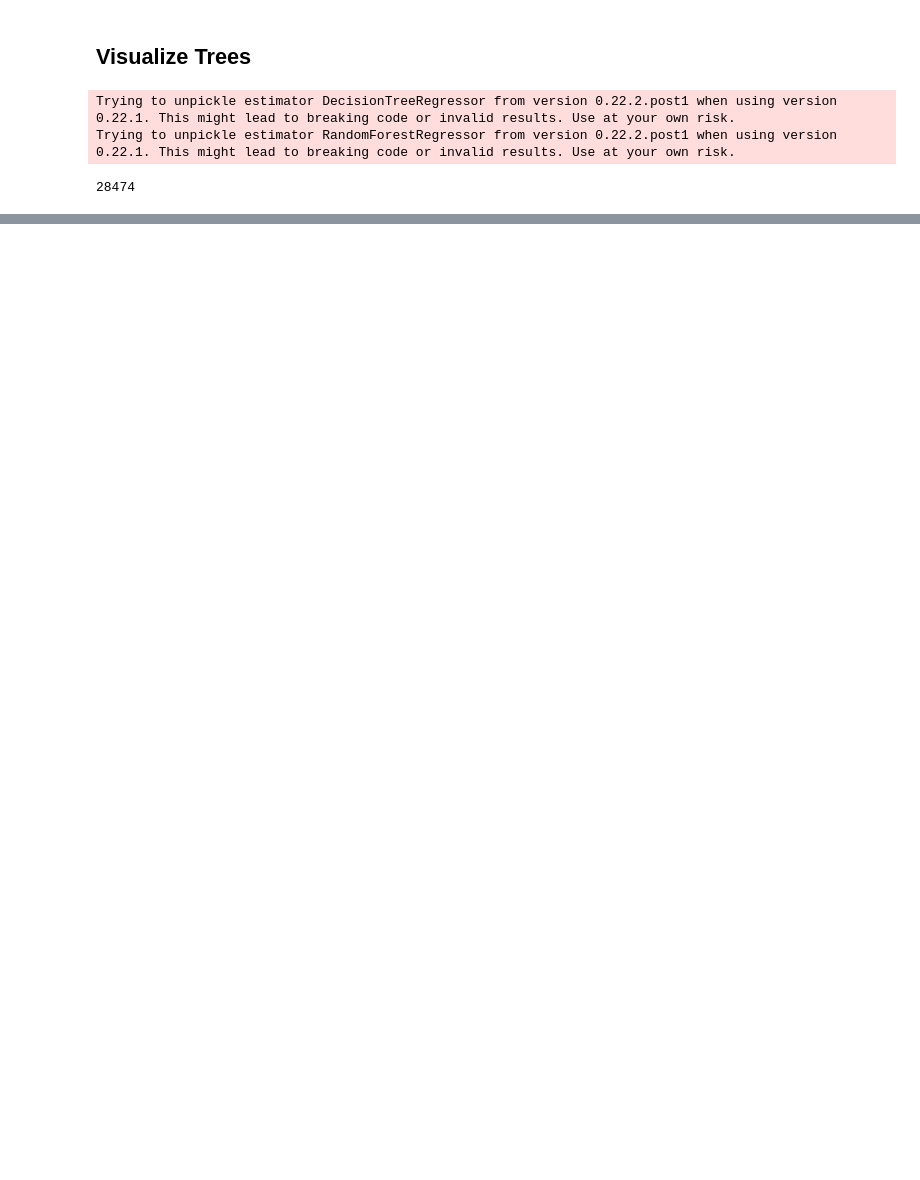
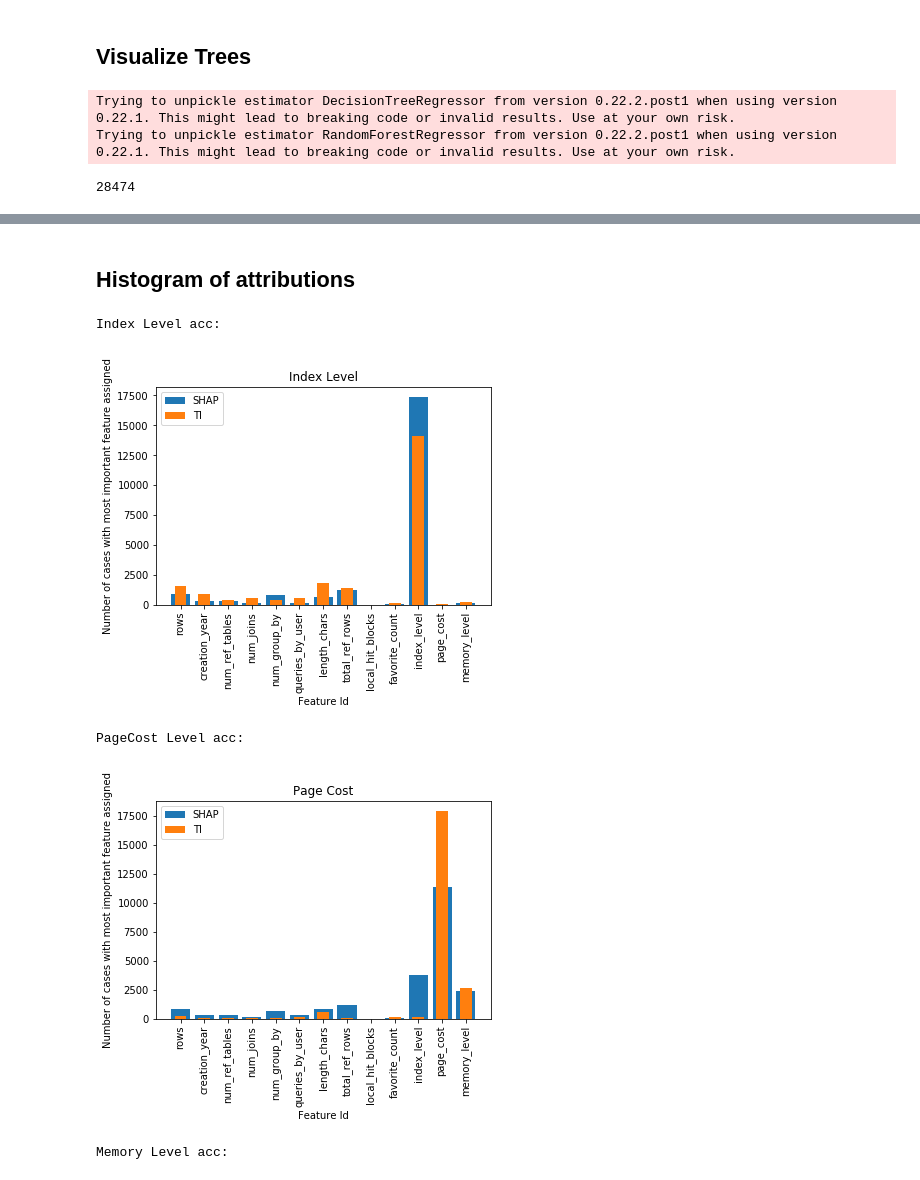
Before and after one commit to sharmapulkit/TreeInterpretability_AnomalyExplanation, a Jupyter notebook: shap/notebooks/Analyse_PostgreSQL.ipynb, the cells around one changed output, grey strips where cells are left out. Cells and saved outputs as stored; diff of their text form; code cells hidden in the pictures; blank space fills up the shorter version.

```diff
--- a/shap/notebooks/Analyse_PostgreSQL.ipynb
+++ b/shap/notebooks/Analyse_PostgreSQL.ipynb
@@ -1187,0 +1247,71 @@ dtype: float64
+# %% [markdown]
+## Histogram of attributions
+# %%
+SHAPevaluationfilesPath = "../../../garage/acc_dist_SHAP.txt"
+TIevaluationfilesPath = "../../../garage/acc_dist_TI.txt"
+SHAPlines = open(SHAPevaluationfilesPath, 'r').readlines()
+SHAPlinesplt = SHAPlines[1].strip('[').strip().split()
+
+TIlines = open(TIevaluationfilesPath, 'r').readlines()
+TIlinesplt = TIlines[1].strip('[').strip().split()
+# print(linesplt)
+index_acc_SHAP = [int(x) for x in SHAPlinesplt] #.append(128)
+index_acc_SHAP.append(128)
+
+index_acc_TI = [int(x) for x in TIlinesplt] #.append(128)
+index_acc_TI.append(179)
+print("Index Level acc:")
+plt.xticks(rotation=90)
+plt.bar(feature_columns, index_acc_SHAP) #, width=0.5)
+plt.bar(feature_columns, index_acc_TI, width=0.5)
+plt.xlabel('Feature Id')
+plt.ylabel('Number of cases with most important feature assigned')
+plt.legend(('SHAP','TI'))
+plt.title("Index Level")
+plt.savefig('../../../PPt/indexLevel_accuracy.jpg', bbox_inches = 'tight')
+plt.show()
+
+############### PAGE COST ###################
+SHAPlinesplt = SHAPlines[4].strip('[').strip().split()
+TIlinesplt = TIlines[4].strip('[').strip().split()
+
+index_acc_SHAP = [int(x) for x in SHAPlinesplt] #.append(128)
+index_acc_SHAP.append(2381)
+
+index_acc_TI = [int(x) for x in TIlinesplt] #.append(128)
+index_acc_TI.append(2596)
+print("PageCost Level acc:")
+plt.xticks(rotation=90)
+plt.bar(feature_columns, index_acc_SHAP) #, width=0.5)
+plt.bar(feature_columns, index_acc_TI, width=0.5)
+plt.xlabel('Feature Id')
+plt.ylabel('Number of cases with most important feature assigned')
+plt.legend(('SHAP','TI'))
+plt.title("Page Cost")
+plt.savefig('../../../PPt/pageCost_accuracy.jpg', bbox_inches = 'tight')
+plt.show()
+
+############# Memory Level ############
+SHAPlinesplt = SHAPlines[7].strip('[').strip().strip(']').split()
+TIlinesplt = TIlines[7].strip('[').strip().split()
+index_acc_SHAP = [int(x) for x in SHAPlinesplt] #.append(128)
+# index_acc_SHAP.append(18179)
+
+index_acc_TI = [int(x) for x in TIlinesplt] #.append(128)
+index_acc_TI.append(18179)
+print("Memory Level acc:")
+plt.xticks(rotation=90)
+plt.bar(feature_columns, index_acc_SHAP) #, width=0.5)
+plt.bar(feature_columns, index_acc_TI, width=0.5)
+plt.xlabel('Feature Id')
+plt.ylabel('Number of cases with most important feature assigned')
+plt.legend(('SHAP','TI'))
+plt.title("Memory Level")
+plt.savefig('../../../PPt/memoryLevel_accuracy.jpg', bbox_inches = 'tight')
+plt.show()
+# %% [output]
+Index Level acc:
+[figure, added]
+PageCost Level acc:
+[figure, added]
+Memory Level acc:
```
Also changed, not shown: parts of 15 cells of this notebook, 3 other files.
